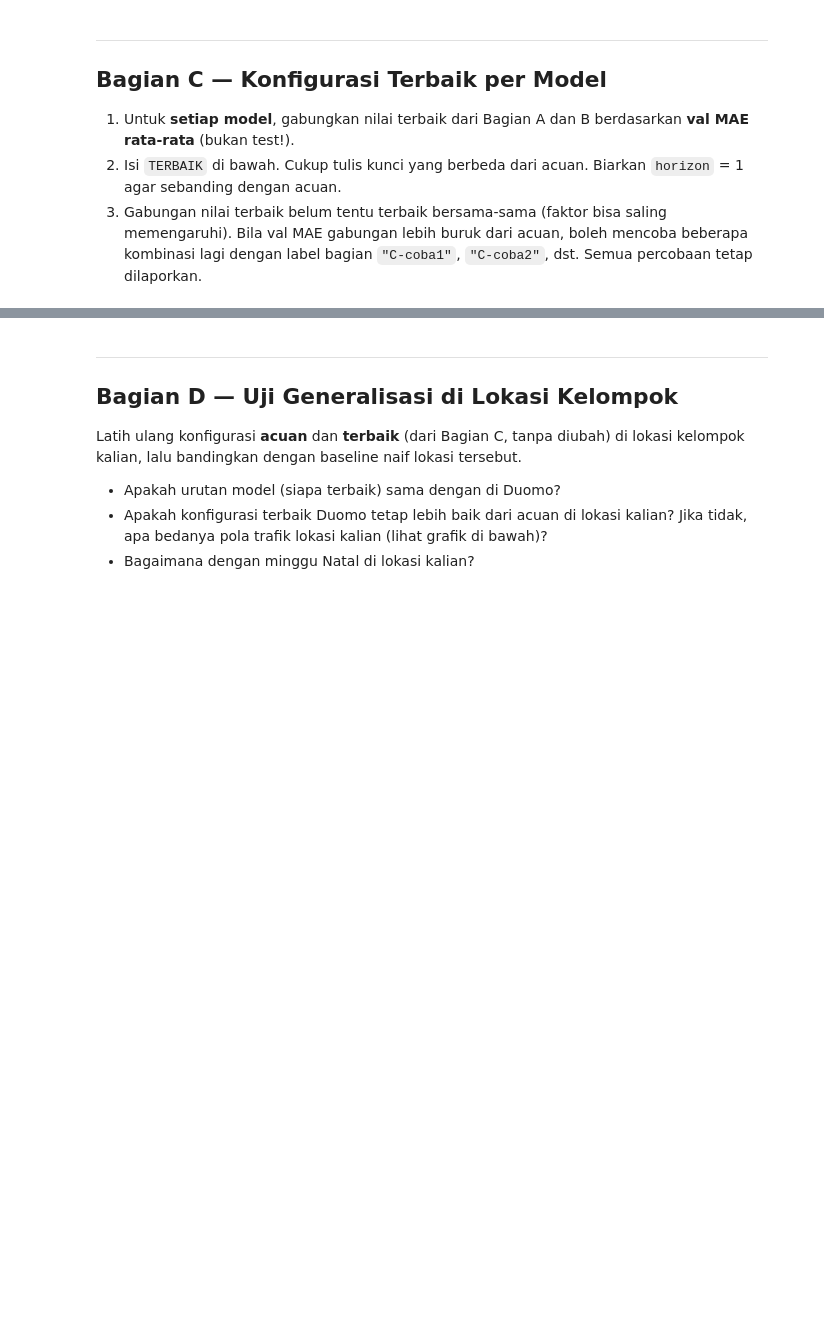
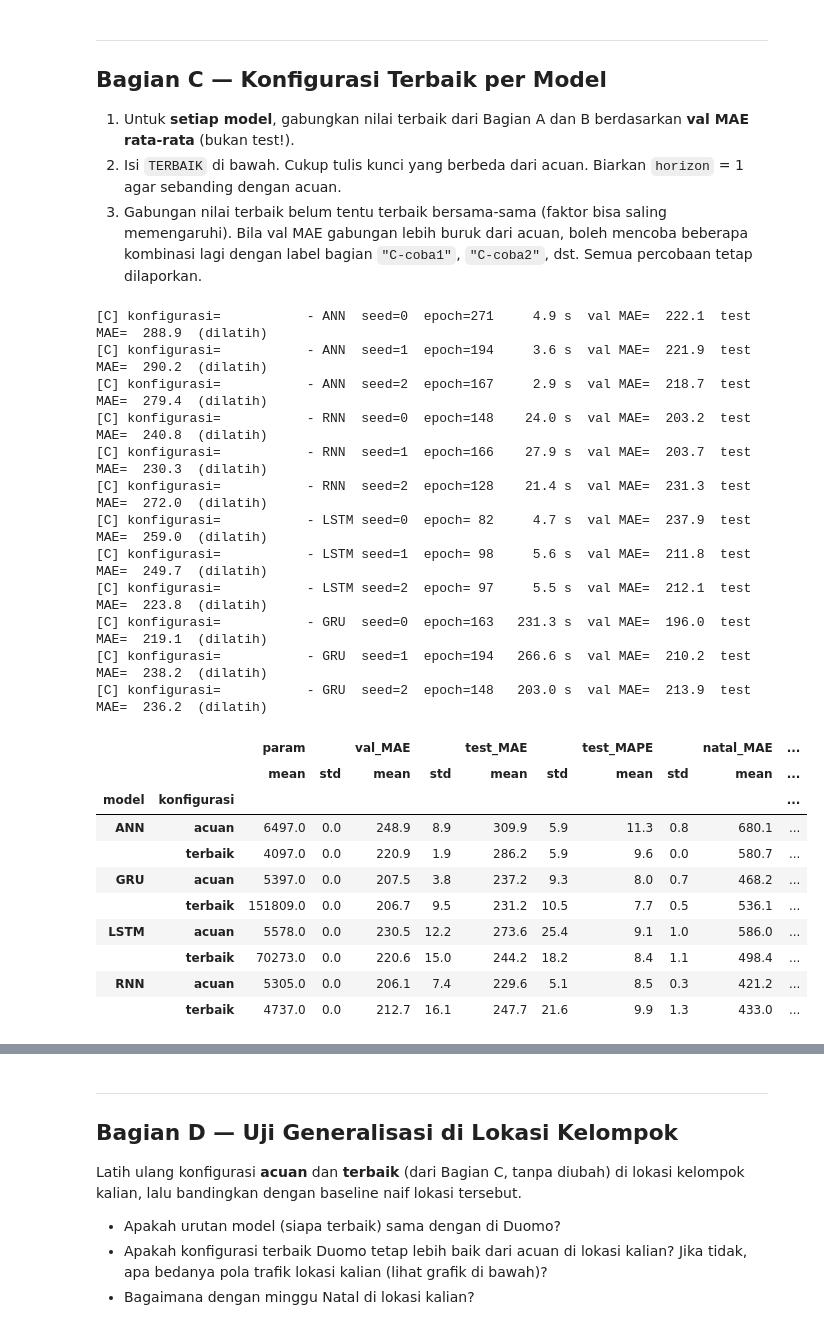
Before and after one commit to shevilla124400005-stack/dlw-tugas-ra-124400005, a Jupyter notebook: tugas_ablasi.ipynb, the cells around one changed output, grey strips where cells are left out. Drawn from its saved outputs; the diff is of its cells as text; code cells hidden in the pictures; blank space fills up the shorter version.

```diff
--- a/tugas_ablasi.ipynb
+++ b/tugas_ablasi.ipynb
@@ -766,16 +770,62 @@ b5 = jalankan("B5", "patience", [10, 30, 60]);              plot_faktor(b5, "pat
 # %%
 # CONTOH format — ganti dengan temuan kalian sendiri
 TERBAIK = {
-    "ANN":  dict(),
-    "RNN":  dict(),
-    "LSTM": dict(),
-    "GRU":  dict(),
+    "ANN": dict(
+        W=6, hidden=128, layers=1, lr=0.001,
+        fitur="net+waktu", dropout=0.0, patience=60
+    ),
+    "RNN": dict(
+        W=48, hidden=64, layers=1, lr=0.001,
+        fitur="semua", dropout=0.0, patience=30
+    ),
+    "LSTM": dict(
+        W=6, hidden=128, layers=1, lr=0.01,
+        fitur="semua", dropout=0.0, patience=60
+    ),
+    "GRU": dict(
+        W=48, hidden=128, layers=2, lr=0.001,
+        fitur="semua", dropout=0.2, patience=60
+    ),
 }
+
 c = jalankan_konfigurasi("C", TERBAIK)
-banding = pd.concat([acuan.assign(konfigurasi="acuan"), c.assign(konfigurasi="terbaik")])
-tabel_c = banding.groupby(["model", "konfigurasi"])[["param", "val_MAE", "test_MAE", "test_MAPE", "natal_MAE"]].agg(["mean", "std"]).round(1)
+
+banding = pd.concat([
+    acuan.assign(konfigurasi="acuan"),
+    c.assign(konfigurasi="terbaik")
+])
+
+tabel_c = banding.groupby(
+    ["model", "konfigurasi"]
+)[["param", "val_MAE", "test_MAE", "test_MAPE", "natal_MAE"]].agg(["mean", "std"]).round(1)
+
 tabel_c.to_csv(HASIL_DIR / "C_terbaik_vs_acuan.csv")
+
 tabel_c
+# %% [output]
+[C] konfigurasi=           - ANN  seed=0  epoch=271     4.9 s  val MAE=  222.1  test MAE=  288.9  (dilatih)
+[C] konfigurasi=           - ANN  seed=1  epoch=194     3.6 s  val MAE=  221.9  test MAE=  290.2  (dilatih)
+[C] konfigurasi=           - ANN  seed=2  epoch=167     2.9 s  val MAE=  218.7  test MAE=  279.4  (dilatih)
+[C] konfigurasi=           - RNN  seed=0  epoch=148    24.0 s  val MAE=  203.2  test MAE=  240.8  (dilatih)
+[C] konfigurasi=           - RNN  seed=1  epoch=166    27.9 s  val MAE=  203.7  test MAE=  230.3  (dilatih)
+[C] konfigurasi=           - RNN  seed=2  epoch=128    21.4 s  val MAE=  231.3  test MAE=  272.0  (dilatih)
+[C] konfigurasi=           - LSTM seed=0  epoch= 82     4.7 s  val MAE=  237.9  test MAE=  259.0  (dilatih)
+[C] konfigurasi=           - LSTM seed=1  epoch= 98     5.6 s  val MAE=  211.8  test MAE=  249.7  (dilatih)
+[C] konfigurasi=           - LSTM seed=2  epoch= 97     5.5 s  val MAE=  212.1  test MAE=  223.8  (dilatih)
+[C] konfigurasi=           - GRU  seed=0  epoch=163   231.3 s  val MAE=  196.0  test MAE=  219.1  (dilatih)
+[C] konfigurasi=           - GRU  seed=1  epoch=194   266.6 s  val MAE=  210.2  test MAE=  238.2  (dilatih)
+[C] konfigurasi=           - GRU  seed=2  epoch=148   203.0 s  val MAE=  213.9  test MAE=  236.2  (dilatih)
+|  |  | param |  | val_MAE |  | test_MAE |  | test_MAPE |  | natal_MAE | ... |
+|  |  | mean | std | mean | std | mean | std | mean | std | mean | ... |
+| model | konfigurasi |  |  |  |  |  |  |  |  |  | ... |
+| ANN | acuan | 6497.0 | 0.0 | 248.9 | 8.9 | 309.9 | 5.9 | 11.3 | 0.8 | 680.1 | ... |
+|  | terbaik | 4097.0 | 0.0 | 220.9 | 1.9 | 286.2 | 5.9 | 9.6 | 0.0 | 580.7 | ... |
+| GRU | acuan | 5397.0 | 0.0 | 207.5 | 3.8 | 237.2 | 9.3 | 8.0 | 0.7 | 468.2 | ... |
+|  | terbaik | 151809.0 | 0.0 | 206.7 | 9.5 | 231.2 | 10.5 | 7.7 | 0.5 | 536.1 | ... |
+| LSTM | acuan | 5578.0 | 0.0 | 230.5 | 12.2 | 273.6 | 25.4 | 9.1 | 1.0 | 586.0 | ... |
+|  | terbaik | 70273.0 | 0.0 | 220.6 | 15.0 | 244.2 | 18.2 | 8.4 | 1.1 | 498.4 | ... |
+| RNN | acuan | 5305.0 | 0.0 | 206.1 | 7.4 | 229.6 | 5.1 | 8.5 | 0.3 | 421.2 | ... |
+|  | terbaik | 4737.0 | 0.0 | 212.7 | 16.1 | 247.7 | 21.6 | 9.9 | 1.3 | 433.0 | ... |
 # %%
 fig, ax = plt.subplots(figsize=(9, 4))
 x, lebar = np.arange(len(MODELS)), 0.38
```
Also changed, not shown: parts of 6 cells of this notebook, 6 other files.
